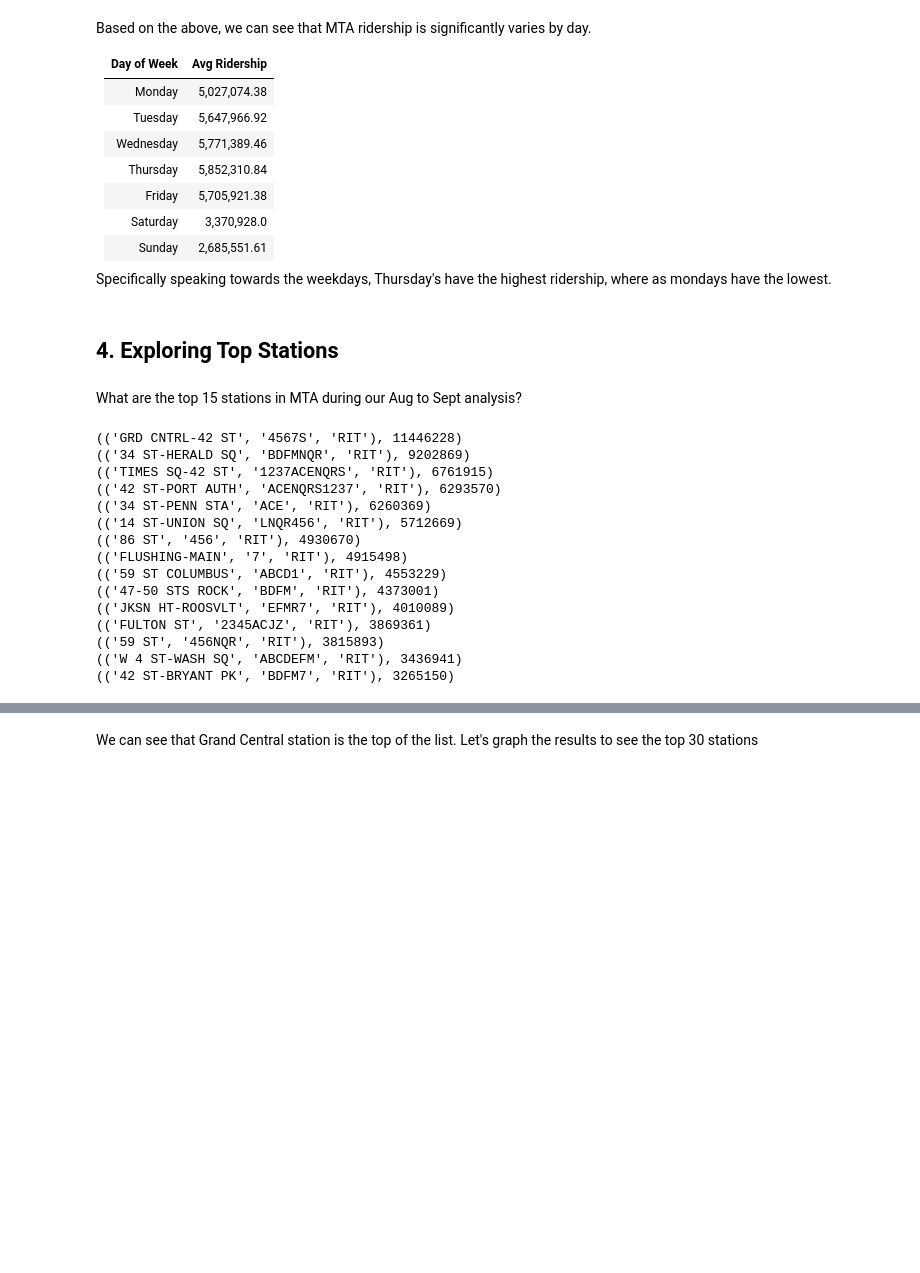
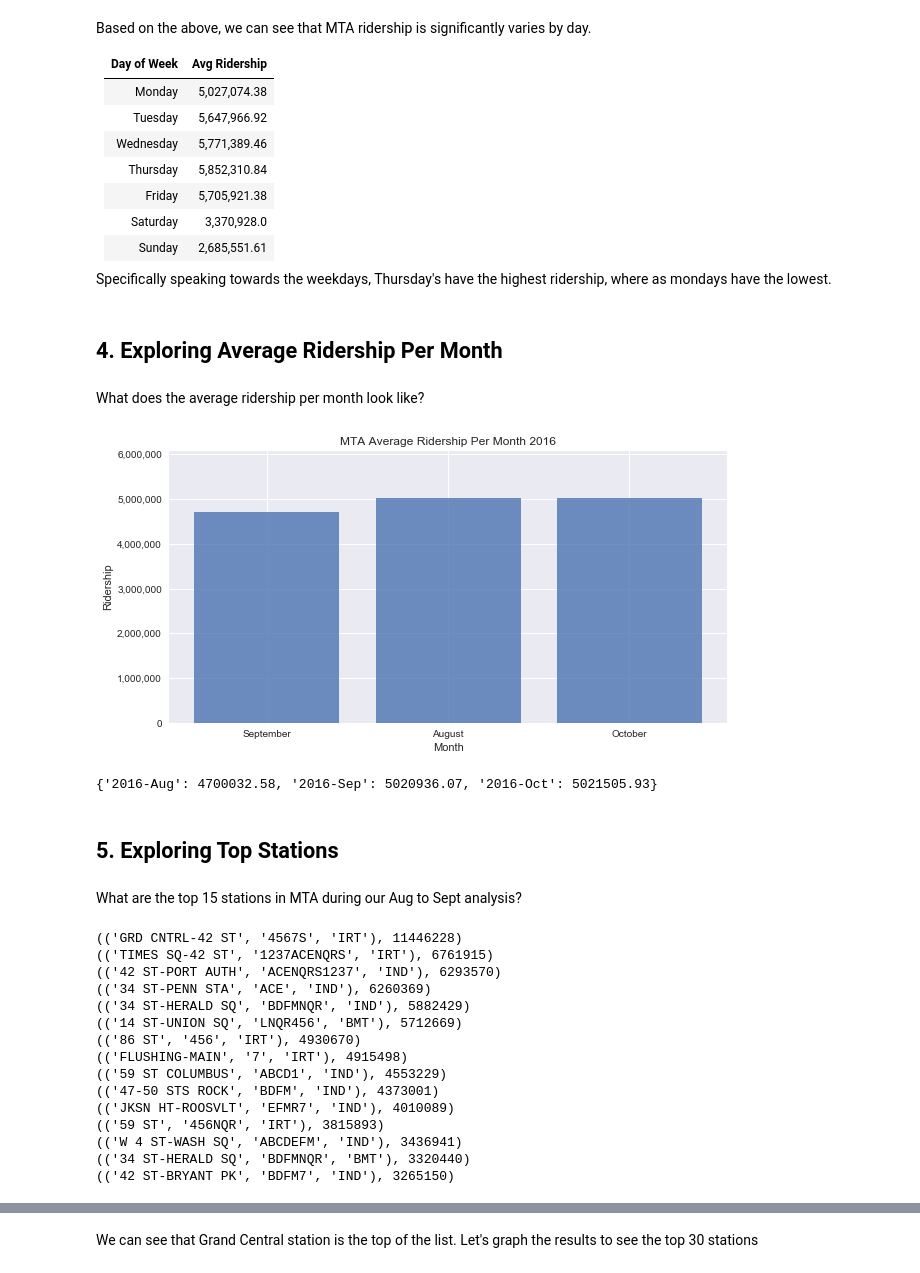
Before and after one commit to mrjgamble/K2DataScience, a Jupyter notebook: Projects/Project 1 - EDA/nyc_mta_analysis.ipynb, the cells around one changed output, grey strips where cells are left out. Saved outputs shown, nothing was run; the diff lists cells and outputs as text; code cells hidden in the pictures; blank space fills up the shorter version.

```diff
--- a/Projects/Project 1 - EDA/nyc_mta_analysis.ipynb
+++ b/Projects/Project 1 - EDA/nyc_mta_analysis.ipynb
@@ -208,8 +213,51 @@ Based on the above, we can see that MTA ridership is significantly varies by day
 | Sunday | 2,685,551.61 |
 
 Specifically speaking towards the weekdays, Thursday's have the highest ridership, where as mondays have the lowest.
+# %% [markdown]
+## 4. Exploring Average Ridership Per Month
+# %% [markdown]
+What does the average ridership per month look like?
+# %%
+# declare a varaible to store the averages
+month_avg = {}
+
+# loop through each month
+for month in ('Aug', 'Sep', 'Oct'):
+
+    # create the date identifier
+    date = '2016-' + month
+
+    # calculate the avereage
+    month_avg[date] = round(arm[date].daily_ridership.sum() / len(arm[date].index.unique()), 2)
+
+# Plot the graph
+fig, ax = plt.subplots(figsize=(10,5))
+
+x = ['September', 'August', 'October']
+y = list(month_avg.values())
+ax.bar(range(len(x)),y, alpha=0.8)
+plt.xticks(range(len(y)), x)
+
+# set y ticks
+start, end = ax.get_ylim()
+ax.set_ylim([start, end+800000])
+ax.yaxis.set_major_formatter(ticker.FuncFormatter(lambda x, p: format(int(x), ',')))
+
+# add labels
+plt.title('MTA Average Ridership Per Month 2016')
+plt.ylabel('Ridership')
+plt.xlabel('Month')
+
+fig.savefig('./figures/nyc_mta_avg_ridership_per_month')
+plt.show()
+
+# print our results
+print(month_avg)
+# %% [output]
+[figure, added]
+{'2016-Aug': 4700032.58, '2016-Sep': 5020936.07, '2016-Oct': 5021505.93}
 # %% [markdown]
-## 4. Exploring Top Stations
+## 5. Exploring Top Stations
 # %% [markdown]
 What are the top 15 stations in MTA during our Aug to Sept analysis?
 # %%
@@ -242,21 +290,21 @@ sorted_st = sorted(st.items(), key=operator.itemgetter(1), reverse=True)
 for x in range(15):
     print(sorted_st[x])
 # %% [output]
-(('GRD CNTRL-42 ST', '4567S', 'RIT'), 11446228)
-(('34 ST-HERALD SQ', 'BDFMNQR', 'RIT'), 9202869)
-(('TIMES SQ-42 ST', '1237ACENQRS', 'RIT'), 6761915)
-(('42 ST-PORT AUTH', 'ACENQRS1237', 'RIT'), 6293570)
-(('34 ST-PENN STA', 'ACE', 'RIT'), 6260369)
-(('14 ST-UNION SQ', 'LNQR456', 'RIT'), 5712669)
-(('86 ST', '456', 'RIT'), 4930670)
-(('FLUSHING-MAIN', '7', 'RIT'), 4915498)
-(('59 ST COLUMBUS', 'ABCD1', 'RIT'), 4553229)
-(('47-50 STS ROCK', 'BDFM', 'RIT'), 4373001)
-(('JKSN HT-ROOSVLT', 'EFMR7', 'RIT'), 4010089)
-(('FULTON ST', '2345ACJZ', 'RIT'), 3869361)
-(('59 ST', '456NQR', 'RIT'), 3815893)
-(('W 4 ST-WASH SQ', 'ABCDEFM', 'RIT'), 3436941)
-(('42 ST-BRYANT PK', 'BDFM7', 'RIT'), 3265150)
+(('GRD CNTRL-42 ST', '4567S', 'IRT'), 11446228)
+(('TIMES SQ-42 ST', '1237ACENQRS', 'IRT'), 6761915)
+(('42 ST-PORT AUTH', 'ACENQRS1237', 'IND'), 6293570)
+(('34 ST-PENN STA', 'ACE', 'IND'), 6260369)
+(('34 ST-HERALD SQ', 'BDFMNQR', 'IND'), 5882429)
+(('14 ST-UNION SQ', 'LNQR456', 'BMT'), 5712669)
+(('86 ST', '456', 'IRT'), 4930670)
+(('FLUSHING-MAIN', '7', 'IRT'), 4915498)
+(('59 ST COLUMBUS', 'ABCD1', 'IND'), 4553229)
+(('47-50 STS ROCK', 'BDFM', 'IND'), 4373001)
+(('JKSN HT-ROOSVLT', 'EFMR7', 'IND'), 4010089)
+(('59 ST', '456NQR', 'IRT'), 3815893)
+(('W 4 ST-WASH SQ', 'ABCDEFM', 'IND'), 3436941)
+(('34 ST-HERALD SQ', 'BDFMNQR', 'BMT'), 3320440)
+(('42 ST-BRYANT PK', 'BDFM7', 'IND'), 3265150)
 # %%
 print('Number of stations: {}'.format(len(sorted_st)))
 # %% [output]
```
Also changed, not shown: parts of 15 cells of this notebook, 20 other files.
